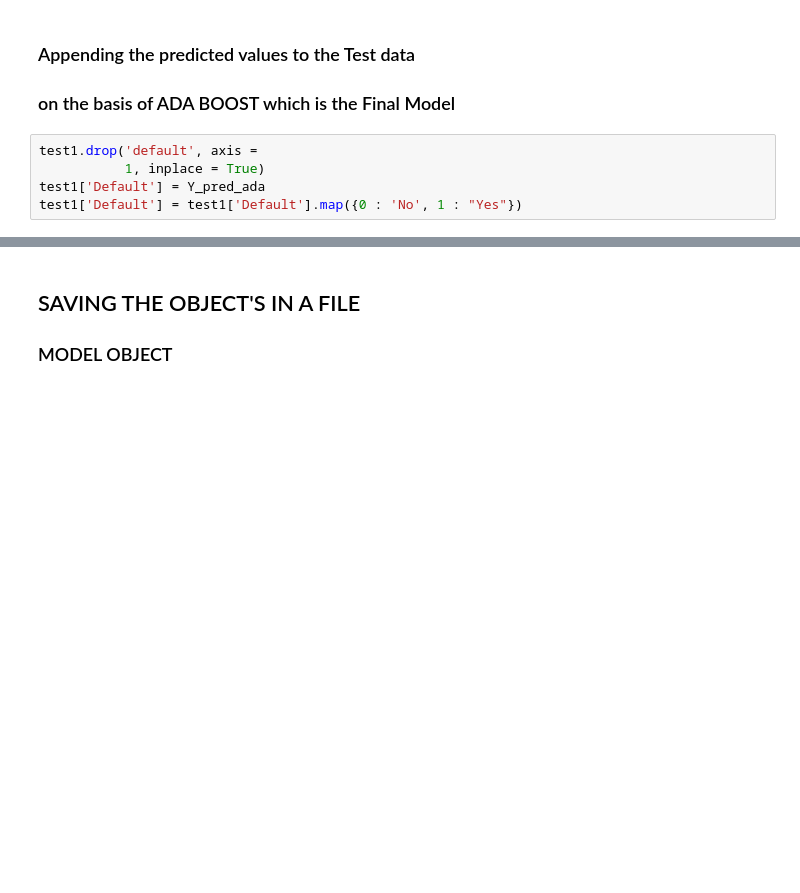
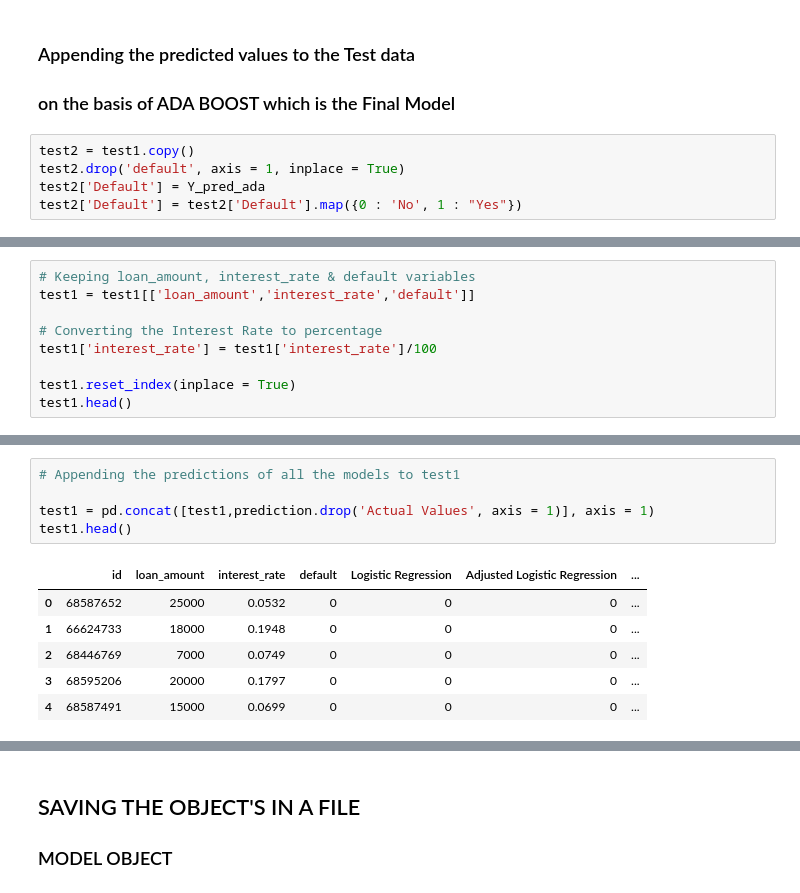
Before and after one commit to Rachit005/Python, a Jupyter notebook: Capstone Project/Loan Analysis Predicting Defaulters/Final_Project_File.ipynb, the cells around one changed output, grey strips where cells are left out. Cells and saved outputs as stored; diff of their text form; blank space fills up the shorter version.

```diff
--- a/Capstone Project/Loan Analysis Predicting Defaulters/Final_Project_File.ipynb
+++ b/Capstone Project/Loan Analysis Predicting Defaulters/Final_Project_File.ipynb
@@ -1267,8 +1264,8 @@ result.to_csv(path)
 ### Appending the predicted values to the Test data
 ### on the basis of ADA BOOST which is the Final Model
 # %%
-test1.drop('default', axis =
-           1, inplace = True)
-test1['Default'] = Y_pred_ada
-test1['Default'] = test1['Default'].map({0 : 'No', 1 : "Yes"})
+test2 = test1.copy()
+test2.drop('default', axis = 1, inplace = True)
+test2['Default'] = Y_pred_ada
+test2['Default'] = test2['Default'].map({0 : 'No', 1 : "Yes"})
 # %%
@@ -1289,0 +1289,9 @@ test1.to_csv(path)
+# %%
+# Keeping loan_amount, interest_rate & default variables
+test1 = test1[['loan_amount','interest_rate','default']]
+
+# Converting the Interest Rate to percentage
+test1['interest_rate'] = test1['interest_rate']/100
+
+test1.reset_index(inplace = True)
+test1.head()
@@ -1289,0 +1305,12 @@ test1.to_csv(path)
+# %%
+# Appending the predictions of all the models to test1
+
+test1 = pd.concat([test1,prediction.drop('Actual Values', axis = 1)], axis = 1)
+test1.head()
+# %% [output]
+|  | id | loan_amount | interest_rate | default | Logistic Regression | Adjusted Logistic Regression | ... |
+| 0 | 68587652 | 25000 | 0.0532 | 0 | 0 | 0 | ... |
+| 1 | 66624733 | 18000 | 0.1948 | 0 | 0 | 0 | ... |
+| 2 | 68446769 | 7000 | 0.0749 | 0 | 0 | 0 | ... |
+| 3 | 68595206 | 20000 | 0.1797 | 0 | 0 | 0 | ... |
+| 4 | 68587491 | 15000 | 0.0699 | 0 | 0 | 0 | ... |
```
Also changed, not shown: parts of 18 cells of this notebook, 2 other files.
